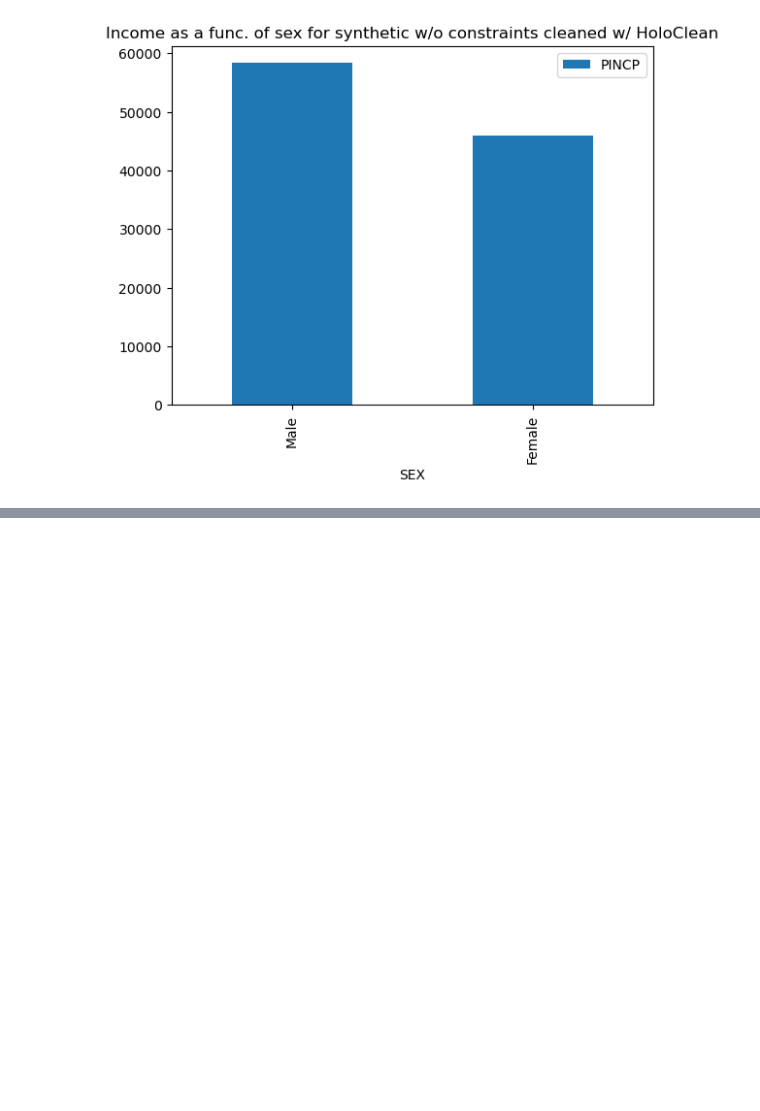
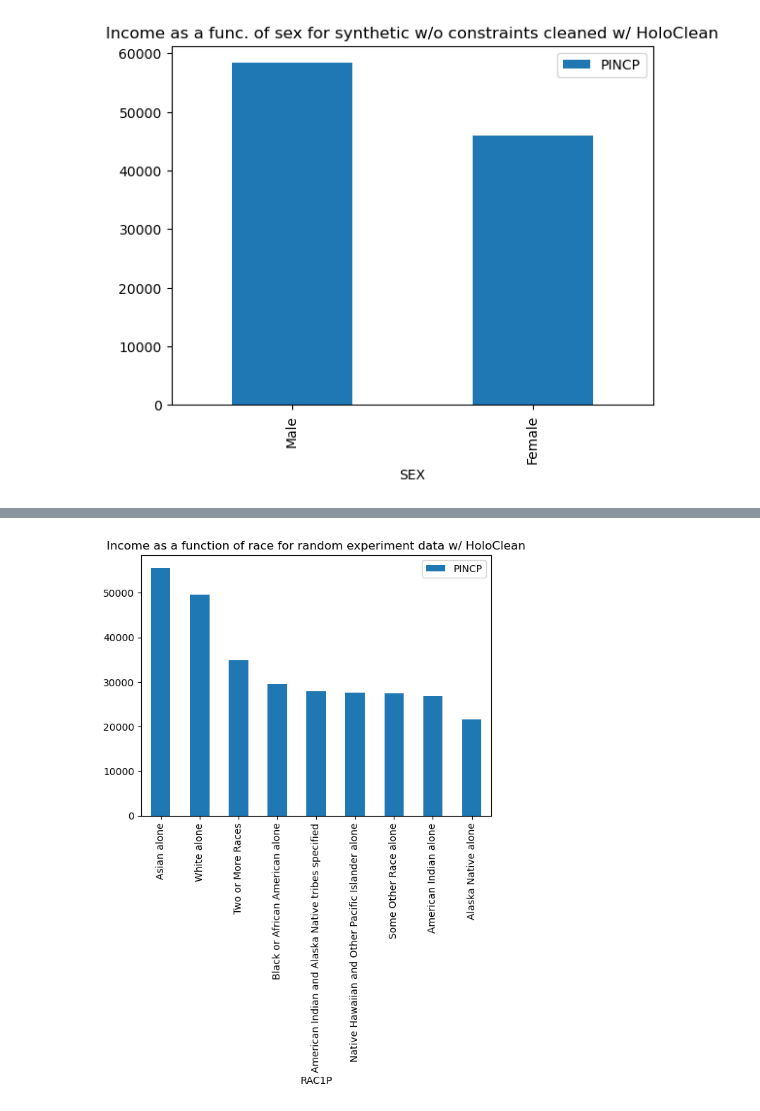
Before and after one commit to kushagraghosh/DataRepairAndFairness, a Jupyter notebook: data_repair_and_fairness.ipynb, the cells around one changed output, grey strips where cells are left out. Cells and saved outputs as stored; diff of their text form; code cells hidden in the pictures; blank space fills up the shorter version.

```diff
--- a/data_repair_and_fairness.ipynb
+++ b/data_repair_and_fairness.ipynb
@@ -607,0 +781,7 @@ fig.savefig('plots/income-disability-holoclean.png', bbox_inches='tight')
+# %%
+fig, axs = plt.subplots(1,1)
+barplotForAvg("Income as a function of race for random experiment data w/ HoloClean", holoclean_experiment_data, 'RAC1P', axs, race_label_mapping)
+plt.show()
+fig.savefig('plots/income-race-experiment-holoclean.png', bbox_inches='tight')
+# %% [output]
+[figure, added]
```
Also changed, not shown: parts of 57 cells of this notebook, 14 other files.
